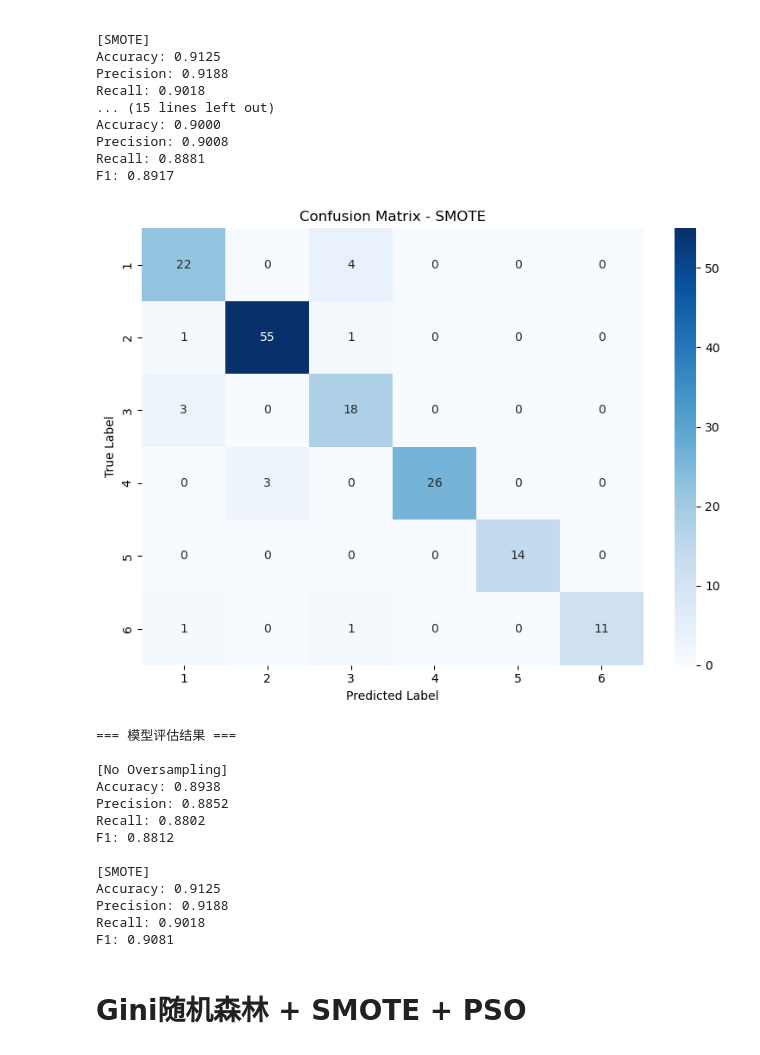
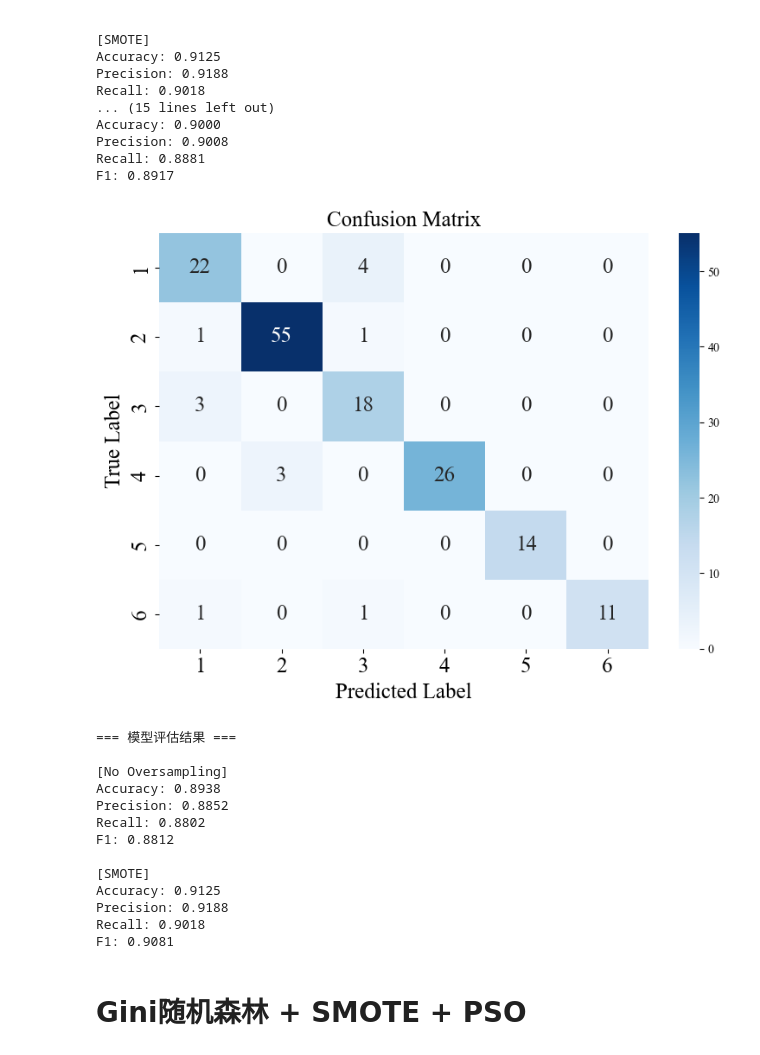
Before and after one commit to Sihan0229/DGA, a Jupyter notebook: Dissolved-Gas-Analysis/DGA_classifer.ipynb, the cells around one changed output. Saved outputs shown, nothing was run; the diff lists cells and outputs as text; code cells hidden in the pictures.

```diff
--- a/Dissolved-Gas-Analysis/DGA_classifer.ipynb
+++ b/Dissolved-Gas-Analysis/DGA_classifer.ipynb
@@ -1300,13 +1300,22 @@ print(f"Accuracy: {accuracy}")
 print(classification_report(y_test, y_pred))
 
 # 混淆矩阵
+# 设置全局字体
+plt.rcParams["font.family"] = "Times New Roman"
+
+# 混淆矩阵
 cm = confusion_matrix(y_test, y_pred, labels=model.classes_)
+
 plt.figure(figsize=(8, 6))
 sns.heatmap(cm, annot=True, fmt='d', cmap='Blues',
-            xticklabels=model.classes_, yticklabels=model.classes_)
-plt.xlabel('Predicted Label')
-plt.ylabel('True Label')
-plt.title('Confusion Matrix')
+            xticklabels=model.classes_, yticklabels=model.classes_,
+            annot_kws={"size": 18, "fontname": "Times New Roman"})  # 数字字体设置
+
+plt.xlabel('Predicted Label', fontsize=18, fontname='Times New Roman')
+plt.ylabel('True Label', fontsize=18, fontname='Times New Roman')
+plt.title('Confusion Matrix', fontsize=18, fontname='Times New Roman')
+plt.xticks(fontsize=18, fontname='Times New Roman')
+plt.yticks(fontsize=18, fontname='Times New Roman')
 plt.tight_layout()
 plt.show()
 # %% [output]
@@ -1425,39 +1434,56 @@ def train_and_evaluate(X_train, y_train, X_test, y_test, return_pred=False):
         return metrics, y_pred, model
     else:
         return metrics
 
 # 存储结果
 results = OrderedDict()
 
 # 原始数据
 results['No Oversampling'] = train_and_evaluate(X_train, y_train, X_test, y_test)
 
 # SMOTE处理并记录混淆矩阵
 smote = SMOTE(random_state=42)
 X_smote, y_smote = smote.fit_resample(X_train, y_train)
 smote_metrics, smote_pred, smote_model = train_and_evaluate(X_smote, y_smote, X_test, y_test, return_pred=True)
 results['SMOTE'] = smote_metrics
 
 # 绘制SMOTE混淆矩阵
+# cm = confusion_matrix(y_test, smote_pred, labels=smote_model.classes_)
+# plt.figure(figsize=(8, 6))
+# sns.heatmap(cm, annot=True, fmt='d', cmap='Blues',
+#             xticklabels=smote_model.classes_, yticklabels=smote_model.classes_)
+# plt.xlabel('Predicted Label')
+# plt.ylabel('True Label')
+# plt.title('Confusion Matrix - SMOTE')
+# plt.tight_layout()
+# plt.show()
+# 设置全局字体
+plt.rcParams["font.family"] = "Times New Roman"
+
+# 混淆矩阵
 cm = confusion_matrix(y_test, smote_pred, labels=smote_model.classes_)
+
 plt.figure(figsize=(8, 6))
 sns.heatmap(cm, annot=True, fmt='d', cmap='Blues',
-            xticklabels=smote_model.classes_, yticklabels=smote_model.classes_)
-plt.xlabel('Predicted Label')
-plt.ylabel('True Label')
-plt.title('Confusion Matrix - SMOTE')
+            xticklabels=model.classes_, yticklabels=model.classes_,
+            annot_kws={"size": 18, "fontname": "Times New Roman"})  # 数字字体设置
+
+plt.xlabel('Predicted Label', fontsize=18, fontname='Times New Roman')
+plt.ylabel('True Label', fontsize=18, fontname='Times New Roman')
+plt.title('Confusion Matrix', fontsize=18, fontname='Times New Roman')
+plt.xticks(fontsize=18, fontname='Times New Roman')
+plt.yticks(fontsize=18, fontname='Times New Roman')
 plt.tight_layout()
 plt.show()
-
 
 # 输出结果
 print("\n=== 模型评估结果 ===")
 for method, metrics in results.items():
     print(f"\n[{method}]")
     for metric, value in metrics.items():
         print(f"{metric}: {value:.4f}")
 # %% [output]
-[figure, old version]
+[figure, new version]
 === 模型评估结果 ===
 
 [No Oversampling]
```
Also changed, not shown: parts of 6 cells of this notebook.
